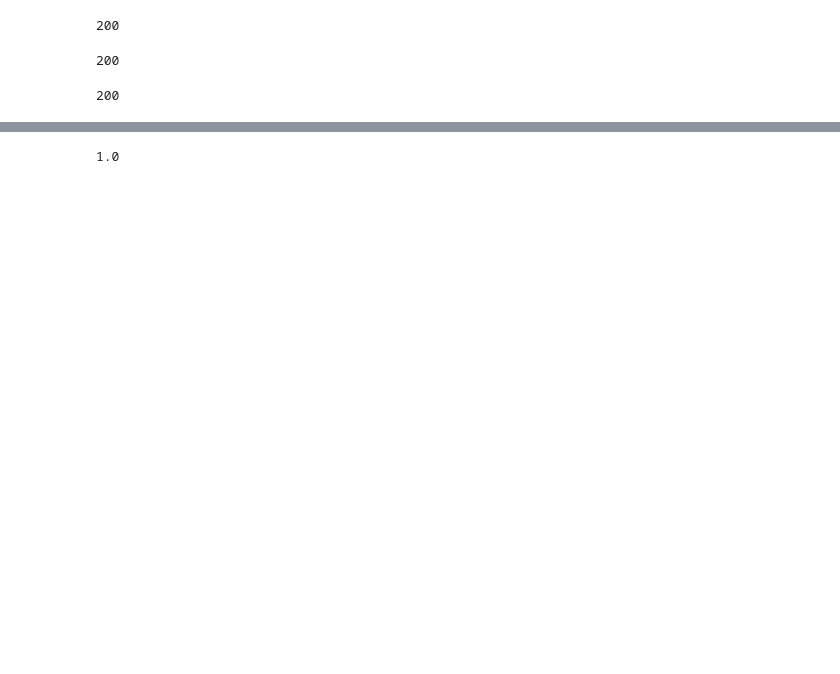
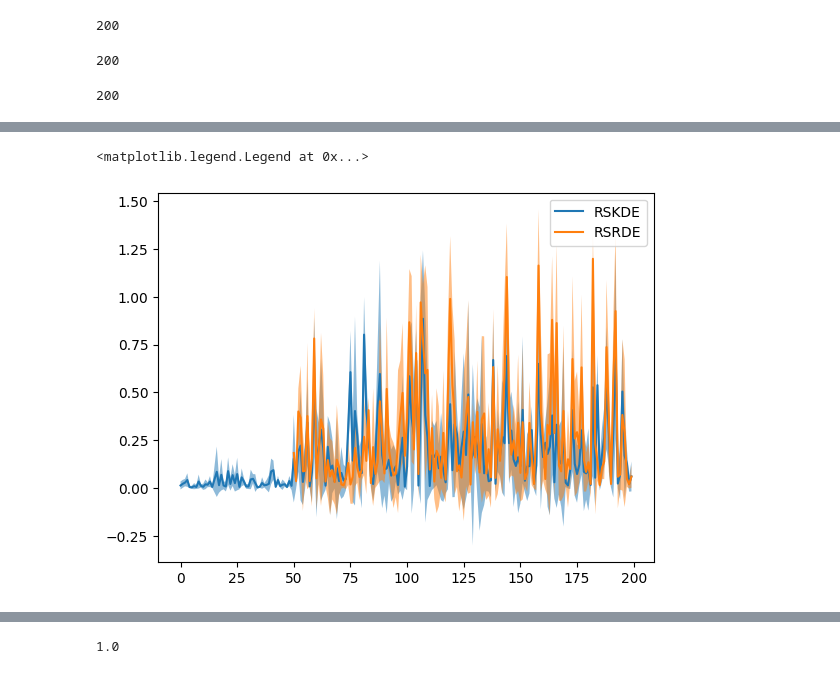
Before and after one commit to yingqi-gao/MAPP, a Jupyter notebook: test.ipynb, the cells around one changed output, grey strips where cells are left out. Cells and saved outputs as stored; diff of their text form; code cells hidden in the pictures; blank space fills up the shorter version.

```diff
--- a/test.ipynb
+++ b/test.ipynb
@@ -52,4 +72,13 @@ RSOP_regrets_means, RSOP_regrets_stds = getregrets(RSOP_auctions_list)
 RSKDE_regrets_means, RSKDE_regrets_stds = getregrets(RSKDE_auctions_list)
 RSRDE_regrets_means, RSRDE_regrets_stds = getregrets(RSRDE_auctions_list)
+# %%
+plt.plot(np.arange(200), RSKDE_regrets_means, label = "RSKDE")
+plt.fill_between(np.arange(200), RSKDE_regrets_means - RSKDE_regrets_stds, RSKDE_regrets_means + RSKDE_regrets_stds, alpha = 0.5)
+plt.plot(np.arange(50, 200), RSRDE_regrets_means, label = "RSRDE")
+plt.fill_between(np.arange(50, 200), RSRDE_regrets_means - RSRDE_regrets_stds, RSRDE_regrets_means + RSRDE_regrets_stds, alpha = 0.5)
+plt.legend()
+# %% [output]
+<matplotlib.legend.Legend at 0x...>
+[figure, added]
 # %%
 fig, axs = plt.subplots(4, sharex=True, sharey=True)
```
Also changed, not shown: parts of 7 cells of this notebook, 2 other files.
